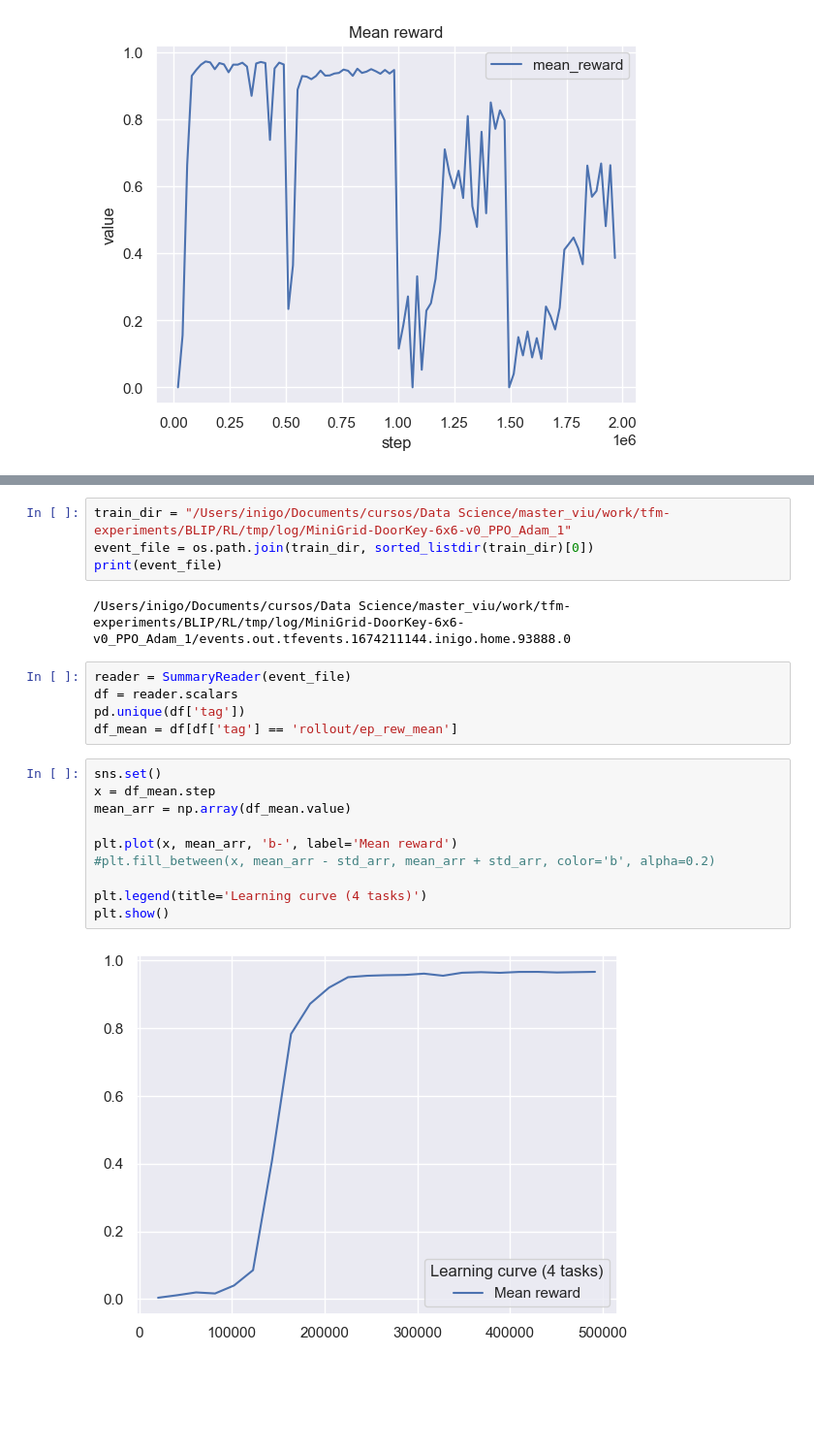
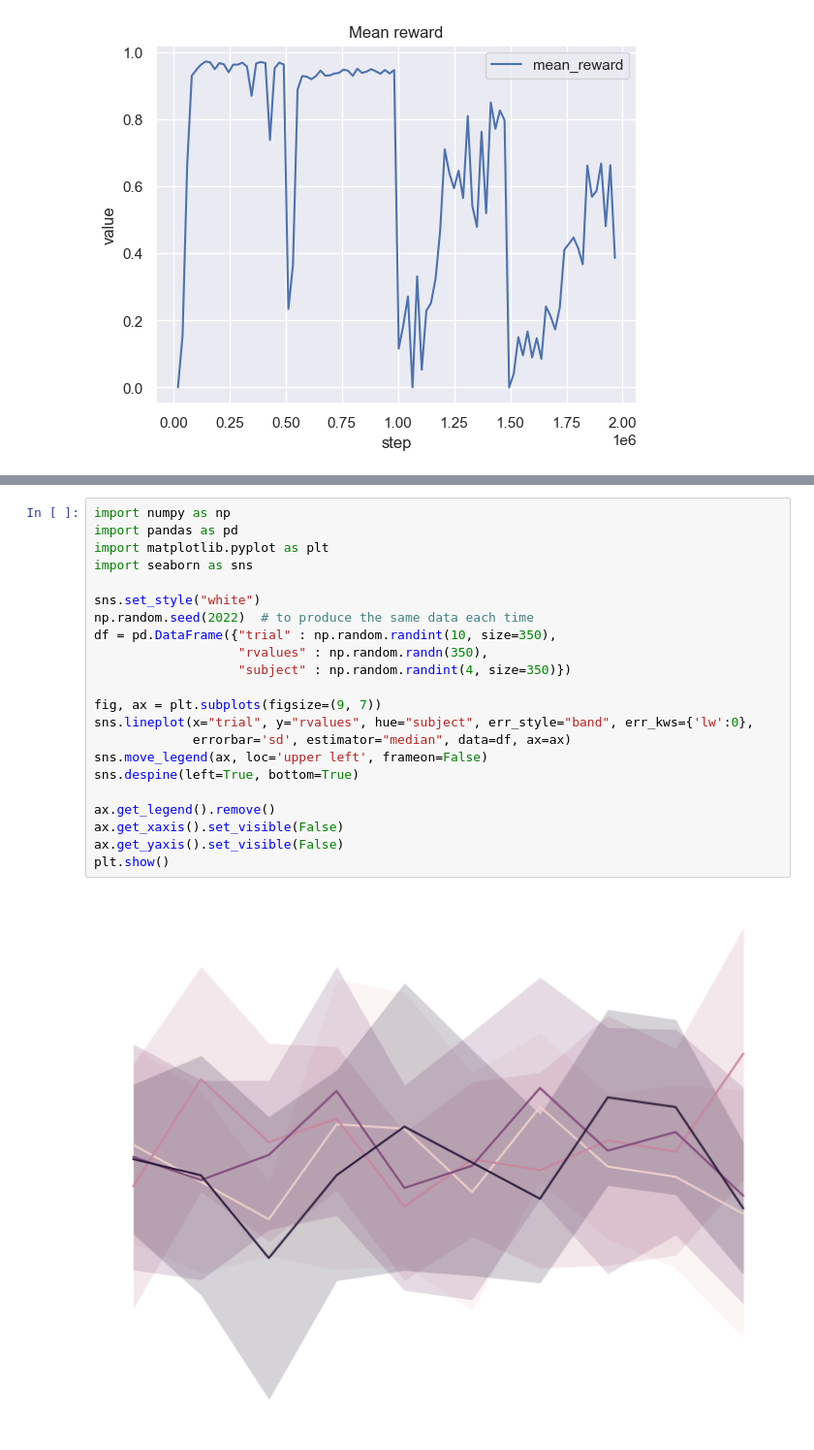
Before and after one commit to ibagur/tfm-experiments, a Jupyter notebook: BLIP/RL/test_experiment_plots.ipynb, the cells around one changed output, grey strips where cells are left out. Shown: that part at 97% size. Saved outputs shown, nothing was run; the diff lists cells and outputs as text; blank space fills up the shorter version.

```diff
--- a/BLIP/RL/test_experiment_plots.ipynb
+++ b/BLIP/RL/test_experiment_plots.ipynb
@@ -70,23 +67,24 @@ plt.show()
-# %%
-train_dir = "/Users/inigo/Documents/cursos/Data Science/master_viu/work/tfm-experiments/BLIP/RL/tmp/log/MiniGrid-DoorKey-6x6-v0_PPO_Adam_1"
-event_file = os.path.join(train_dir, sorted_listdir(train_dir)[0])
-print(event_file)
-# %% [output]
-/Users/inigo/Documents/cursos/Data Science/master_viu/work/tfm-experiments/BLIP/RL/tmp/log/MiniGrid-DoorKey-6x6-v0_PPO_Adam_1/events.out.tfevents.1674211144.inigo.home.93888.0
-# %%
-reader = SummaryReader(event_file)
-df = reader.scalars
-pd.unique(df['tag'])
-df_mean = df[df['tag'] == 'rollout/ep_rew_mean']
-# %%
-sns.set()
-x = df_mean.step
-mean_arr = np.array(df_mean.value)
-
-plt.plot(x, mean_arr, 'b-', label='Mean reward')
-#plt.fill_between(x, mean_arr - std_arr, mean_arr + std_arr, color='b', alpha=0.2)
-
-plt.legend(title='Learning curve (4 tasks)')
-plt.show()
-# %% [output]
-[figure, removed]
+# %%
+import numpy as np
+import pandas as pd
+import matplotlib.pyplot as plt
+import seaborn as sns
+
+sns.set_style("white")
+np.random.seed(2022)  # to produce the same data each time
+df = pd.DataFrame({"trial" : np.random.randint(10, size=350),
+                   "rvalues" : np.random.randn(350),
+                   "subject" : np.random.randint(4, size=350)})
+
+fig, ax = plt.subplots(figsize=(9, 7))
+sns.lineplot(x="trial", y="rvalues", hue="subject", err_style="band", err_kws={'lw':0},
+             errorbar='sd', estimator="median", data=df, ax=ax)
+sns.move_legend(ax, loc='upper left', frameon=False)
+sns.despine(left=True, bottom=True)
+
+ax.get_legend().remove()
+ax.get_xaxis().set_visible(False)
+ax.get_yaxis().set_visible(False)
+plt.show()
+# %% [output]
+[figure, added]
```
Also changed, not shown: parts of 4 cells of this notebook, 2 other files.
